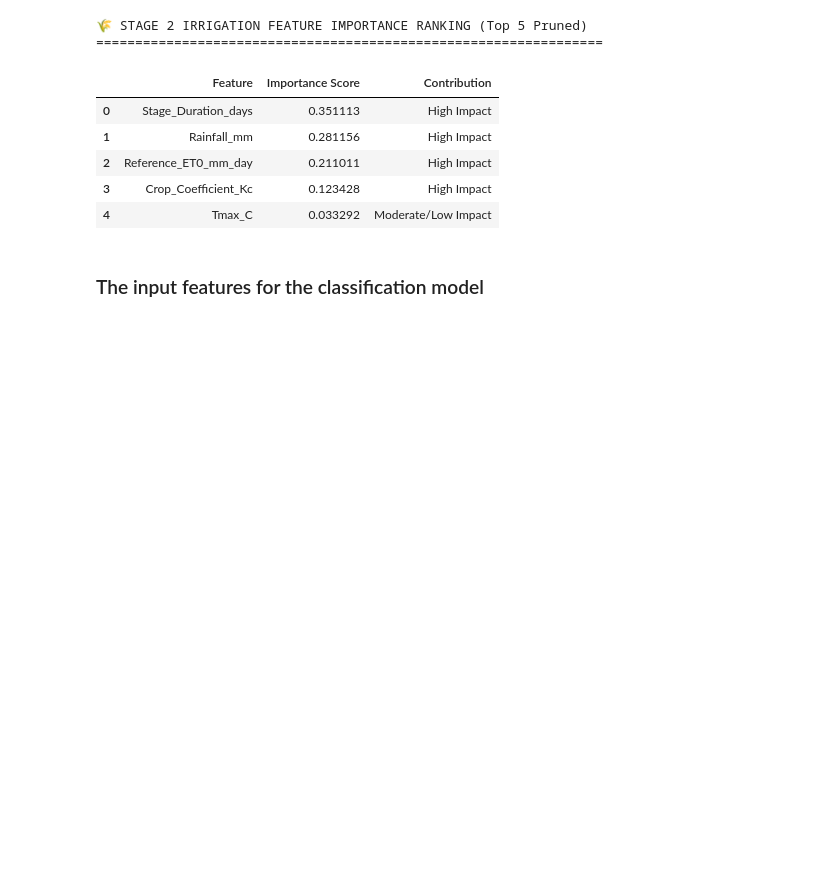
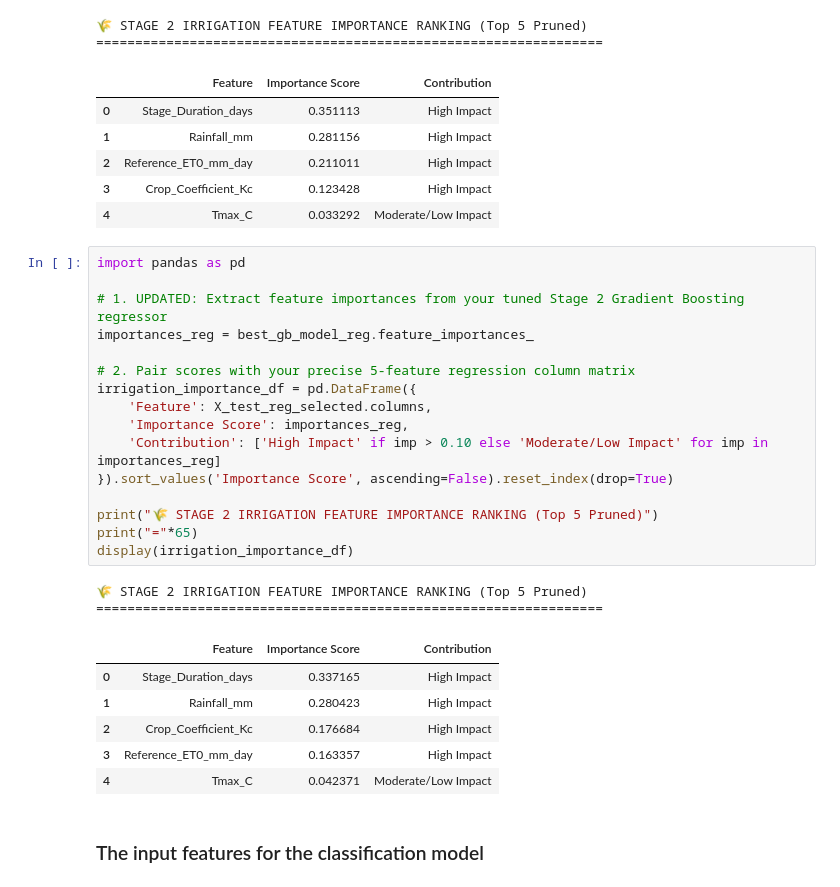
Before and after one commit to ShabeebMhd/Irrigation-water-requirement-prediction, a Jupyter notebook: Preprocessing/Final_Corrected_Irrigation water requirement prediction.ipynb, the cells around one changed output. Saved outputs shown, nothing was run; the diff lists cells and outputs as text; blank space fills up the shorter version.

```diff
--- a/Preprocessing/Final_Corrected_Irrigation water requirement prediction.ipynb
+++ b/Preprocessing/Final_Corrected_Irrigation water requirement prediction.ipynb
@@ -1899,6 +1894,31 @@ display(irrigation_importance_df)
 | 2 | Reference_ET0_mm_day | 0.211011 | High Impact |
 | 3 | Crop_Coefficient_Kc | 0.123428 | High Impact |
 | 4 | Tmax_C | 0.033292 | Moderate/Low Impact |
+# %%
+import pandas as pd
+
+# 1. UPDATED: Extract feature importances from your tuned Stage 2 Gradient Boosting regressor
+importances_reg = best_gb_model_reg.feature_importances_
+
+# 2. Pair scores with your precise 5-feature regression column matrix
+irrigation_importance_df = pd.DataFrame({
+    'Feature': X_test_reg_selected.columns,
+    'Importance Score': importances_reg,
+    'Contribution': ['High Impact' if imp > 0.10 else 'Moderate/Low Impact' for imp in importances_reg]
+}).sort_values('Importance Score', ascending=False).reset_index(drop=True)
+
+print("🌾 STAGE 2 IRRIGATION FEATURE IMPORTANCE RANKING (Top 5 Pruned)")
+print("="*65)
+display(irrigation_importance_df)
+# %% [output]
+🌾 STAGE 2 IRRIGATION FEATURE IMPORTANCE RANKING (Top 5 Pruned)
+=================================================================
+|  | Feature | Importance Score | Contribution |
+| 0 | Stage_Duration_days | 0.337165 | High Impact |
+| 1 | Rainfall_mm | 0.280423 | High Impact |
+| 2 | Crop_Coefficient_Kc | 0.176684 | High Impact |
+| 3 | Reference_ET0_mm_day | 0.163357 | High Impact |
+| 4 | Tmax_C | 0.042371 | Moderate/Low Impact |
 # %% [markdown]
 ### The input features for the classification model
 # %%
```
Also changed, not shown: parts of 17 cells of this notebook.
